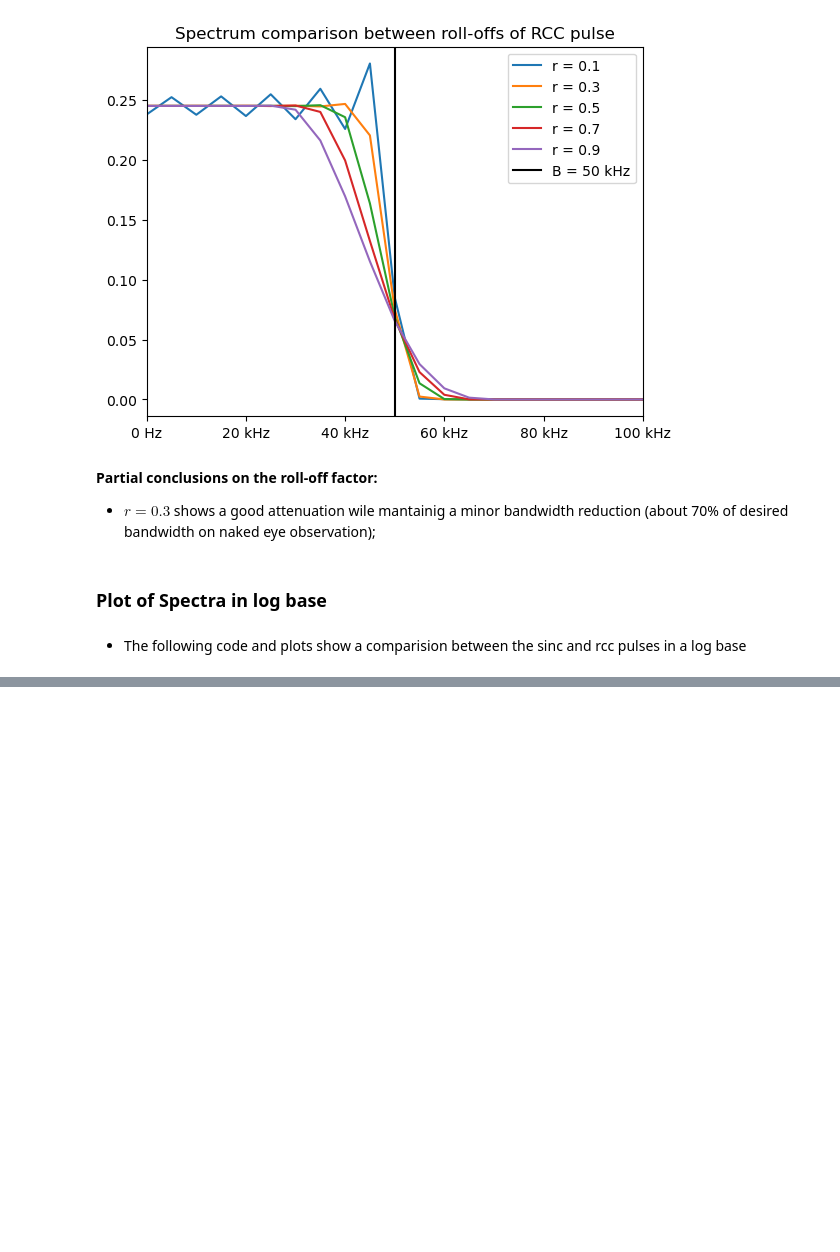
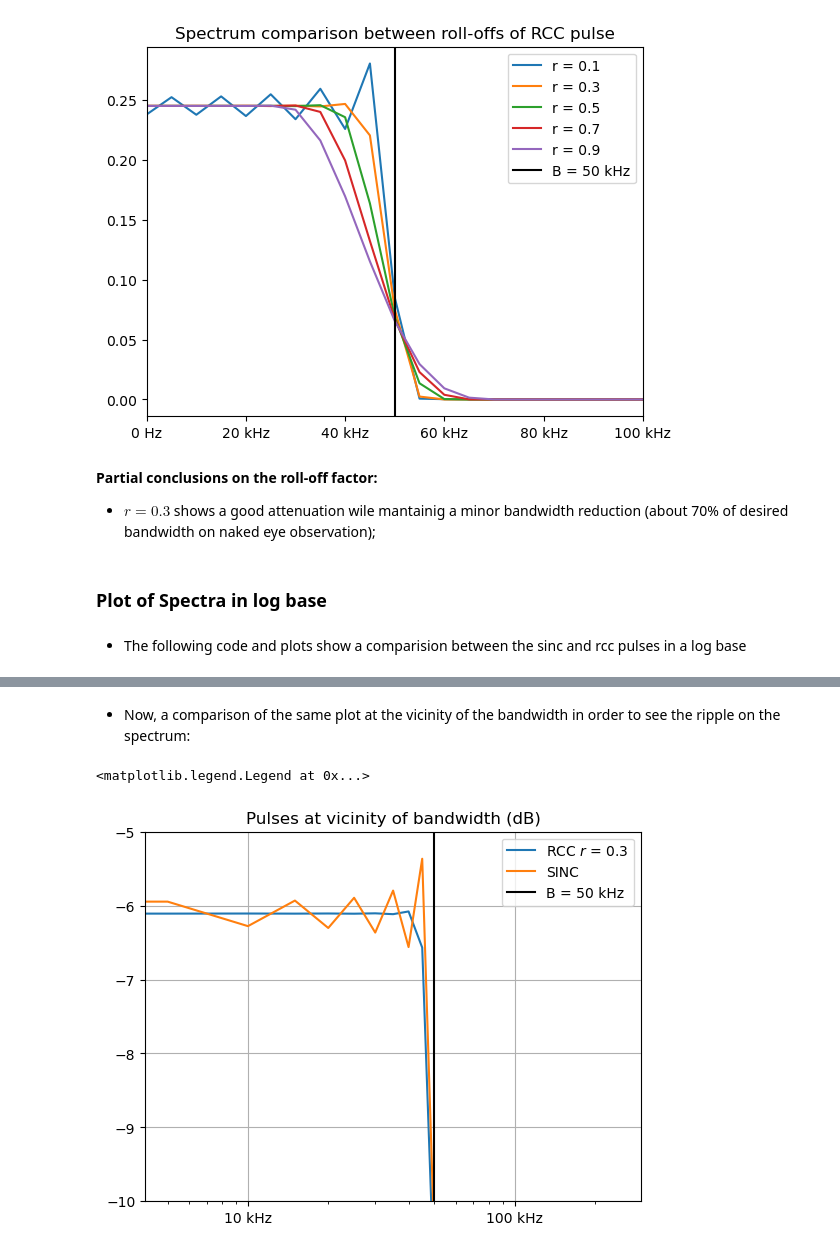
Before and after one commit to floose/py-ju-sea-dsp, a Jupyter notebook: ex1-rc-circ/LTSpice_Nyquist_pulse.ipynb, the cells around one changed output, grey strips where cells are left out. Drawn from its saved outputs; the diff is of its cells as text; code cells hidden in the pictures; blank space fills up the shorter version.

```diff
--- a/ex1-rc-circ/LTSpice_Nyquist_pulse.ipynb
+++ b/ex1-rc-circ/LTSpice_Nyquist_pulse.ipynb
@@ -300,0 +295,19 @@ Sample Visualization of log magnitude of SINC:
+# %% [markdown]
+* Now, a comparison of the same plot at the vicinity of the bandwidth in order to see the ripple on the spectrum:
+# %%
+#Plot frequency logscale of magnitude in dB
+fig, ax = plt.subplots()
+plt.plot(frequencies[:int(frequencies.size/2)],h_rcc_logscale[:int(frequencies.size/2)],label = "RCC $r$ = {}".format(r)) #power spectrum rcc pulse
+plt.plot(frequencies[:int(frequencies.size/2)],vsinc_logscale[:int(frequencies.size/2)],label = "SINC") #power spectrum sinc pulse
+plt.gca().xaxis.set_major_formatter(mtick.FormatStrFormatter('%.0e')) #formats time axis to scientific notation
+plt.ylim([-10,-5]) #defines frequency limit
+plt.grid() #grid on
+plt.title("Pulses at vicinity of bandwidth (dB)")
+ax.set_xscale("log")
+formatter0 = EngFormatter(unit='Hz')
+ax.xaxis.set_major_formatter(formatter0)
+plt.axvline(x=50e3, color='k',label='B = {}'.format(Quantity(bw_Hz,'Hz'))) #adds a dark horizontal line to mark the bandwidth
+plt.legend()
+# %% [output]
+<matplotlib.legend.Legend at 0x...>
+[figure, added]
```
Also changed, not shown: parts of 1 cell of this notebook, 1 other file.
